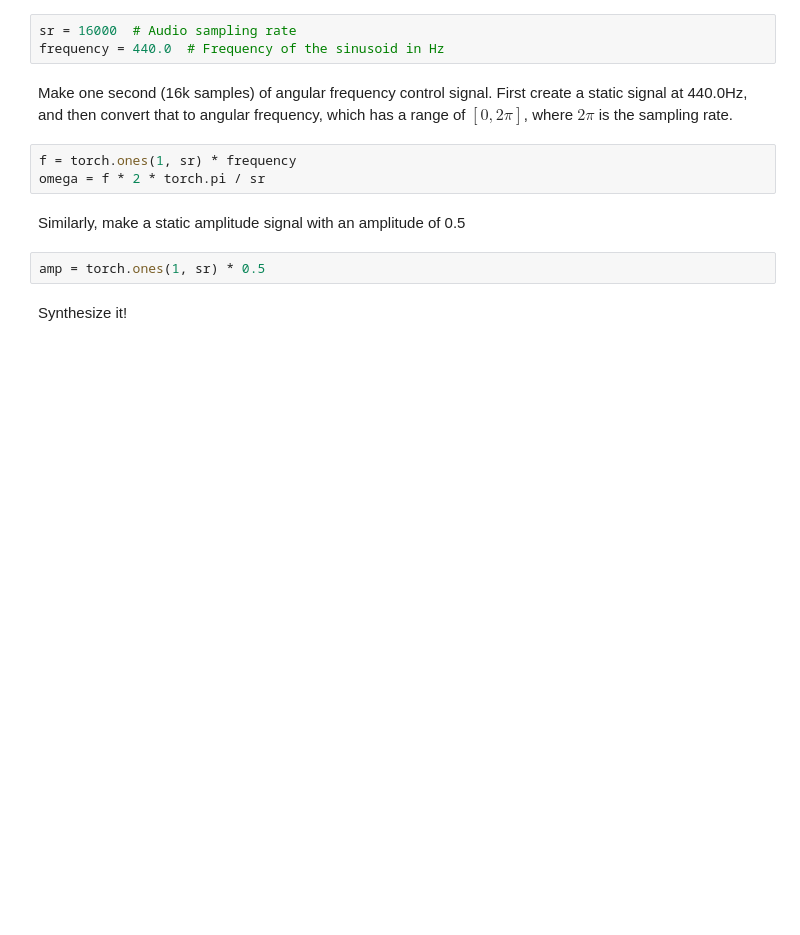
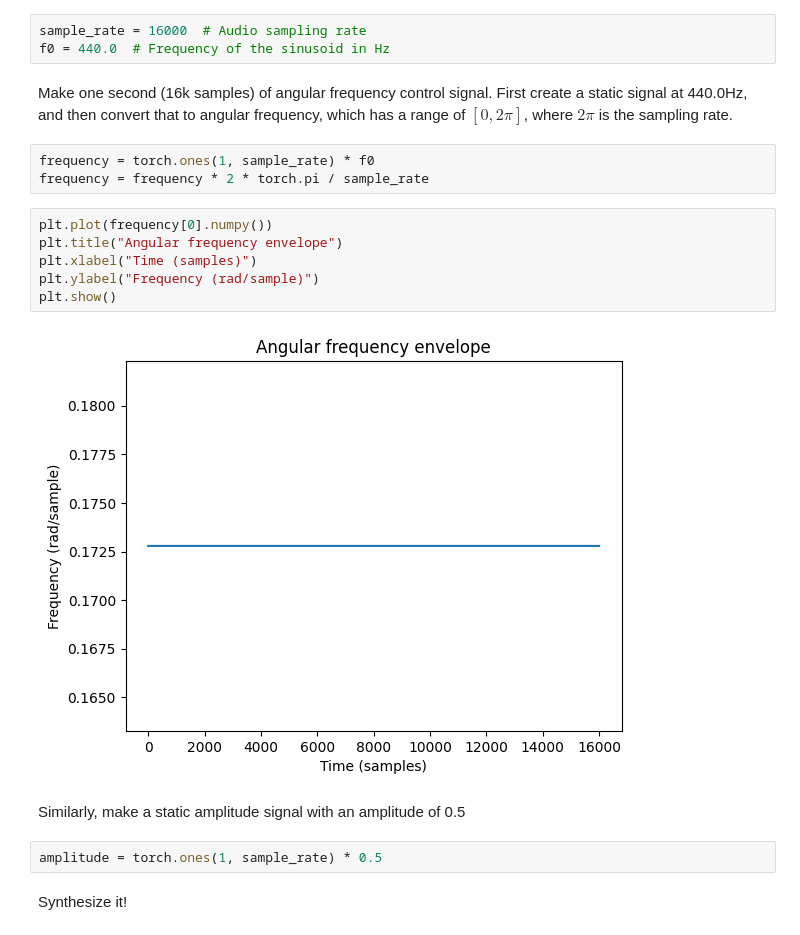
Before and after one commit to intro2ddsp/intro2ddsp.github.io, a Jupyter notebook: synths/01_oscillator.ipynb, the cells around one changed output. Cells and saved outputs as stored; diff of their text form; blank space fills up the shorter version.

Commit message:
Filling out sinusoidal optimization example

```diff
--- a/synths/01_oscillator.ipynb
+++ b/synths/01_oscillator.ipynb
@@ -70,19 +117,27 @@ function, which are `Tensor`s of time-varying angular frequency and amplitude va
 
 Let's first make a static tone at 440Hz at an audio sampling rate of 16kHz.
 # %%
-sr = 16000  # Audio sampling rate
-frequency = 440.0  # Frequency of the sinusoid in Hz
+sample_rate = 16000  # Audio sampling rate
+f0 = 440.0  # Frequency of the sinusoid in Hz
 # %% [markdown]
 Make one second (16k samples) of angular frequency control signal. First create a
 static signal at 440.0Hz, and then convert that to angular frequency, which has a range of $[0, 2\pi]$, where $2\pi$ is
 the sampling rate.
 # %%
-f = torch.ones(1, sr) * frequency
-omega = f * 2 * torch.pi / sr
+frequency = torch.ones(1, sample_rate) * f0
+frequency = frequency * 2 * torch.pi / sample_rate
+# %%
+plt.plot(frequency[0].numpy())
+plt.title("Angular frequency envelope")
+plt.xlabel("Time (samples)")
+plt.ylabel("Frequency (rad/sample)")
+plt.show()
+# %% [output]
+[figure, added]
 # %% [markdown]
 Similarly, make a static amplitude signal with an amplitude of 0.5
 # %%
-amp = torch.ones(1, sr) * 0.5
+amplitude = torch.ones(1, sample_rate) * 0.5
 # %% [markdown]
 Synthesize it!
 # %%
```
Also changed, not shown: parts of 27 cells of this notebook.
